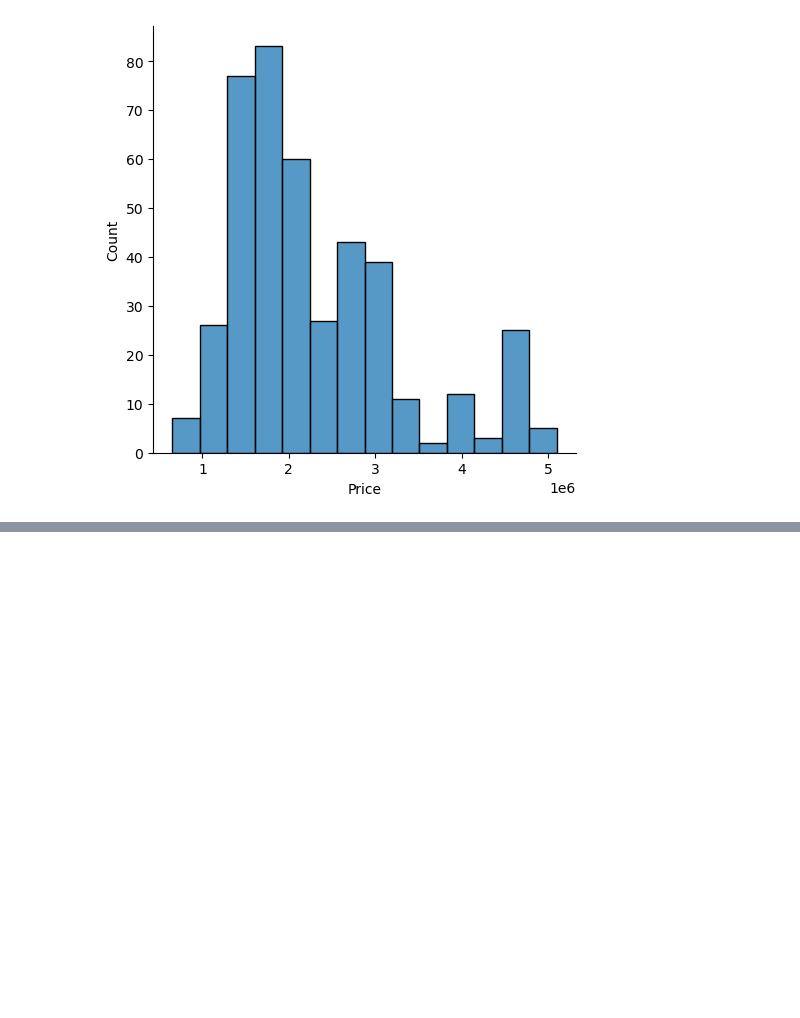
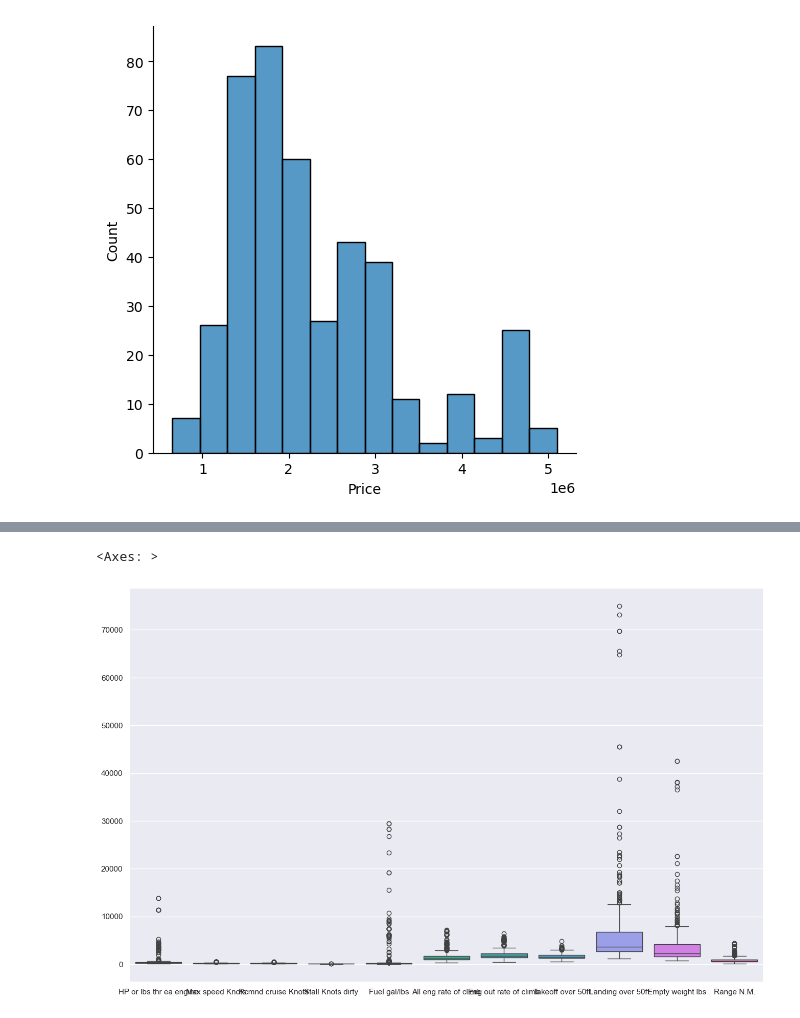
Before and after one commit to Gabrielmarqs12/Airplane-Price-Prediction, a Jupyter notebook: Airplane_price_prediction.ipynb, the cells around one changed output, grey strips where cells are left out. Saved outputs shown, nothing was run; the diff lists cells and outputs as text; code cells hidden in the pictures; blank space fills up the shorter version.

```diff
--- a/Airplane_price_prediction.ipynb
+++ b/Airplane_price_prediction.ipynb
@@ -168,0 +216,6 @@ sns.heatmap(newACPriceDF.corr(numeric_only = True), annot = True, cmap = "seismi
+# %%
+# Outliers visualization
+sns.boxplot(data = newACPriceDF.select_dtypes(include="number").drop(columns=["Price"]))
+# %% [output]
+<Axes: >
+[figure, added]
```
Also changed, not shown: parts of 8 cells of this notebook.
